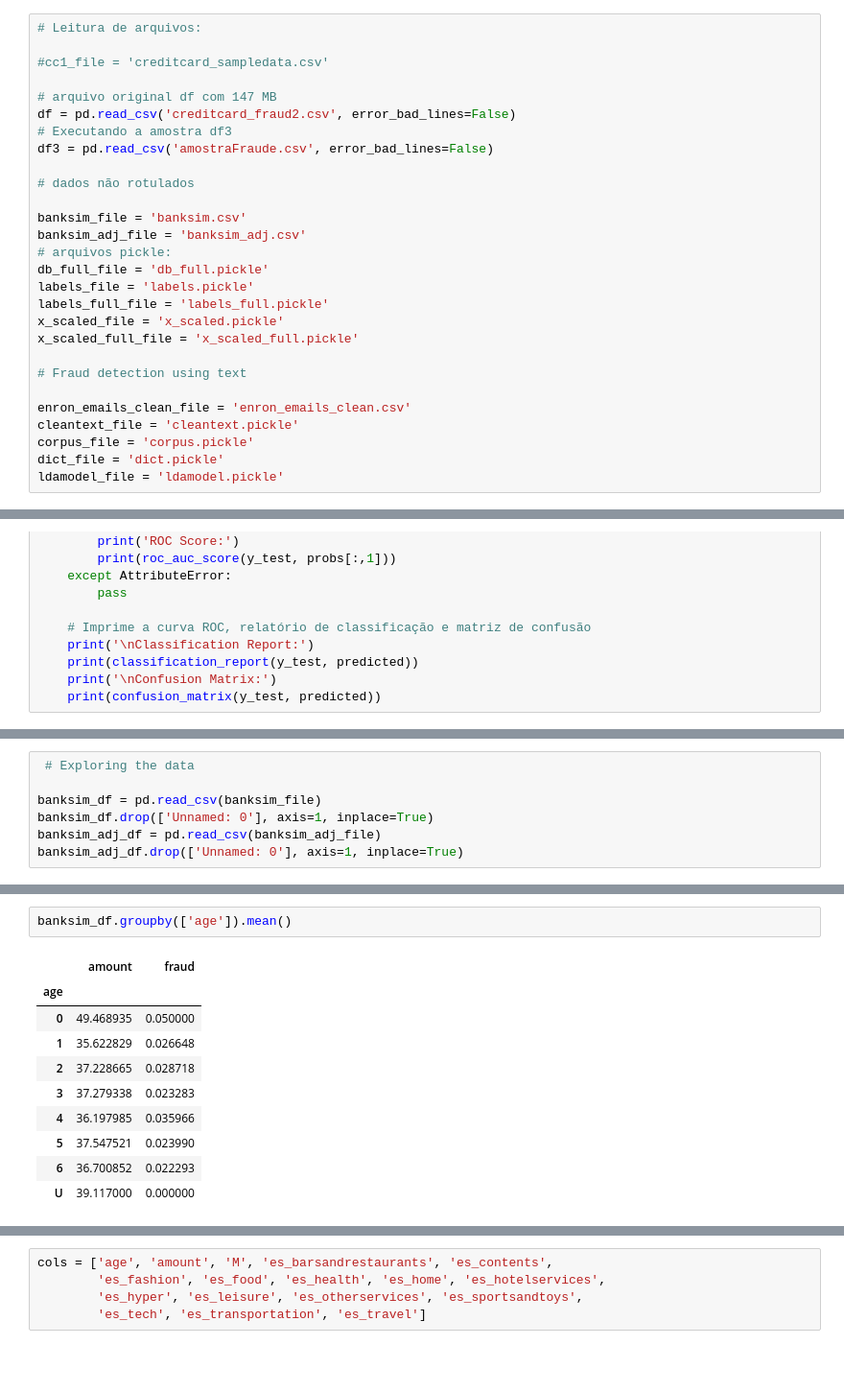
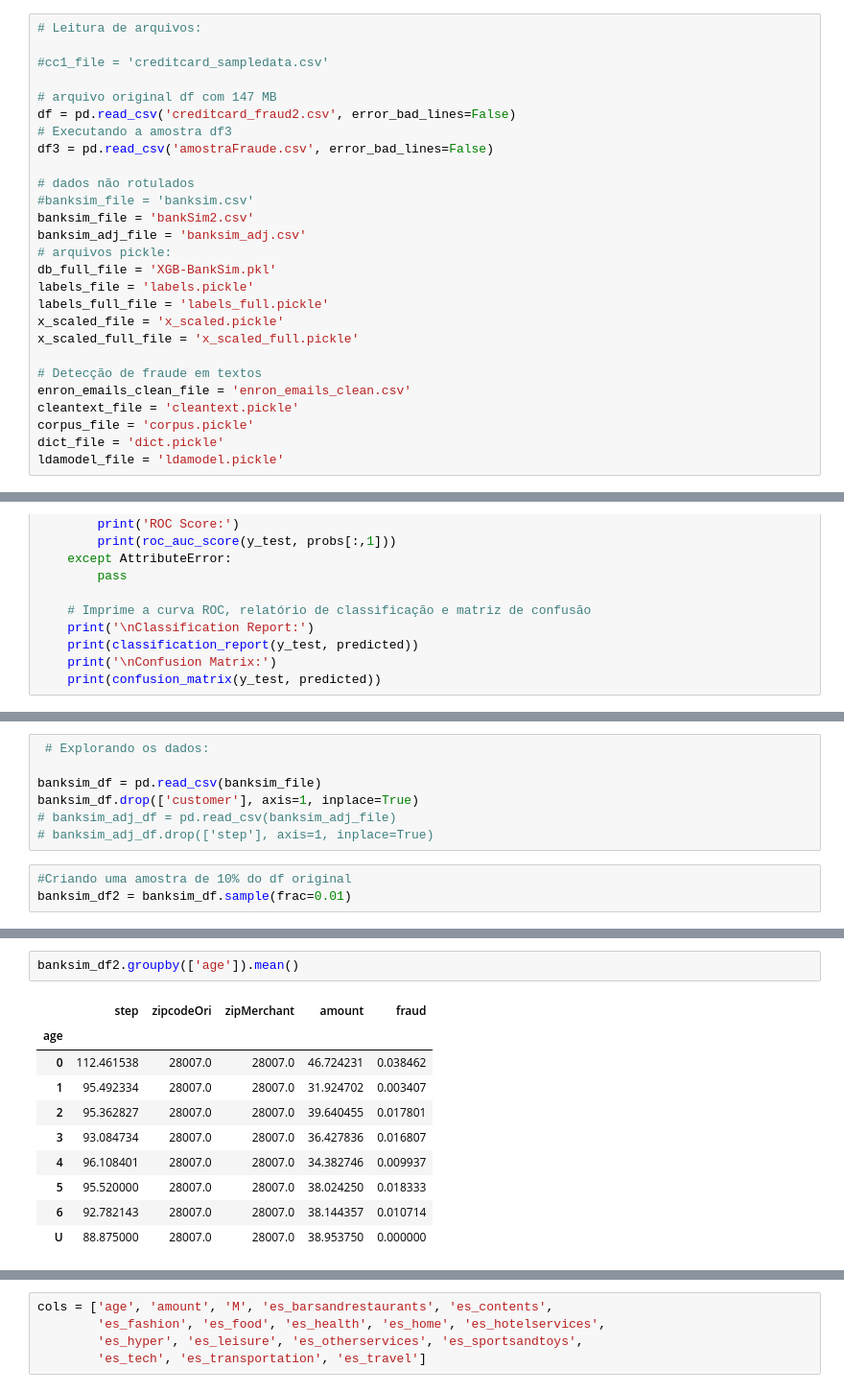
Before and after one commit to rodglins/Deteccao_Fraude_Python, a Jupyter notebook: projetoDeteccaoFraudeDIO.ipynb, the cells around one changed output, grey strips where cells are left out. Shown at 96% size. Saved outputs shown, nothing was run; the diff lists cells and outputs as text; blank space fills up the shorter version.

```diff
--- a/projetoDeteccaoFraudeDIO.ipynb
+++ b/projetoDeteccaoFraudeDIO.ipynb
@@ -76,18 +80,17 @@ df = pd.read_csv('creditcard_fraud2.csv', error_bad_lines=False)
 df3 = pd.read_csv('amostraFraude.csv', error_bad_lines=False)
 
 # dados não rotulados
-
-banksim_file = 'banksim.csv'
+#banksim_file = 'banksim.csv'
+banksim_file = 'bankSim2.csv'
 banksim_adj_file = 'banksim_adj.csv'
 # arquivos pickle:
-db_full_file = 'db_full.pickle'
+db_full_file = 'XGB-BankSim.pkl'
 labels_file = 'labels.pickle'
 labels_full_file = 'labels_full.pickle'
 x_scaled_file = 'x_scaled.pickle'
 x_scaled_full_file = 'x_scaled_full.pickle'
 
-# Fraud detection using text
-
+# Detecção de fraude em textos
 enron_emails_clean_file = 'enron_emails_clean.csv'
 cleantext_file = 'cleantext.pickle'
 corpus_file = 'corpus.pickle'
@@ -950,8 +955,11 @@ https://github.com/banking-project/banksim
 # %%
- # Exploring the data
+ # Explorando os dados:
 
 banksim_df = pd.read_csv(banksim_file)
-banksim_df.drop(['Unnamed: 0'], axis=1, inplace=True)
-banksim_adj_df = pd.read_csv(banksim_adj_file)
-banksim_adj_df.drop(['Unnamed: 0'], axis=1, inplace=True)
+banksim_df.drop(['customer'], axis=1, inplace=True)
+# banksim_adj_df = pd.read_csv(banksim_adj_file)
+# banksim_adj_df.drop(['step'], axis=1, inplace=True)
+# %%
+#Criando uma amostra de 10% do df original
+banksim_df2 = banksim_df.sample(frac=0.01)
 # %%
@@ -1003,14 +1011,14 @@ banksim_df.groupby(['category']).mean()
 # %%
-banksim_df.groupby(['age']).mean()
+banksim_df2.groupby(['age']).mean()
 # %% [output]
-|  | amount | fraud |
-| age |  |  |
-| 0 | 49.468935 | 0.050000 |
-| 1 | 35.622829 | 0.026648 |
-| 2 | 37.228665 | 0.028718 |
-| 3 | 37.279338 | 0.023283 |
-| 4 | 36.197985 | 0.035966 |
-| 5 | 37.547521 | 0.023990 |
-| 6 | 36.700852 | 0.022293 |
-| U | 39.117000 | 0.000000 |
+|  | step | zipcodeOri | zipMerchant | amount | fraud |
+| age |  |  |  |  |  |
+| 0 | 112.461538 | 28007.0 | 28007.0 | 46.724231 | 0.038462 |
+| 1 | 95.492334 | 28007.0 | 28007.0 | 31.924702 | 0.003407 |
+| 2 | 95.362827 | 28007.0 | 28007.0 | 39.640455 | 0.017801 |
+| 3 | 93.084734 | 28007.0 | 28007.0 | 36.427836 | 0.016807 |
+| 4 | 96.108401 | 28007.0 | 28007.0 | 34.382746 | 0.009937 |
+| 5 | 95.520000 | 28007.0 | 28007.0 | 38.024250 | 0.018333 |
+| 6 | 92.782143 | 28007.0 | 28007.0 | 38.144357 | 0.010714 |
+| U | 88.875000 | 28007.0 | 28007.0 | 38.953750 | 0.000000 |
 # %%
```
Also changed, not shown: parts of 109 cells of this notebook, 1 other file.
